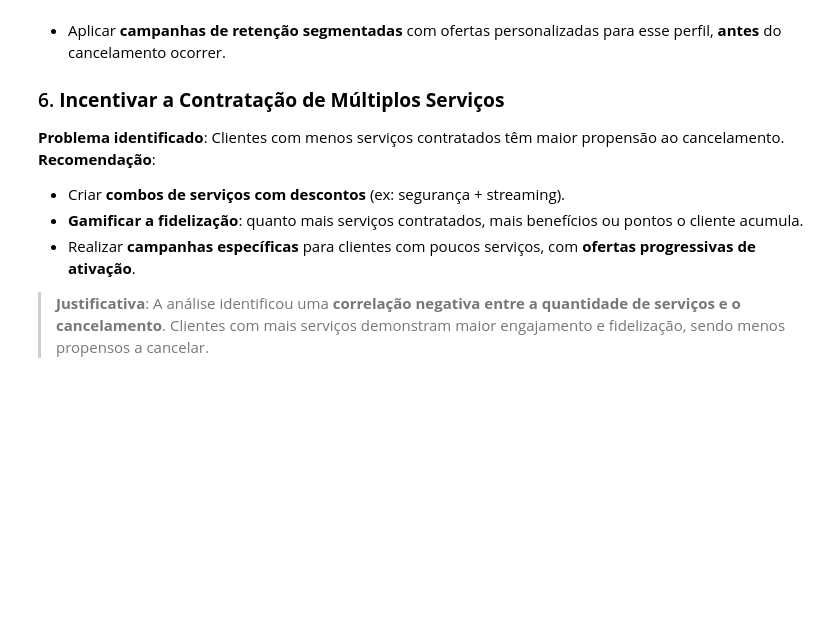
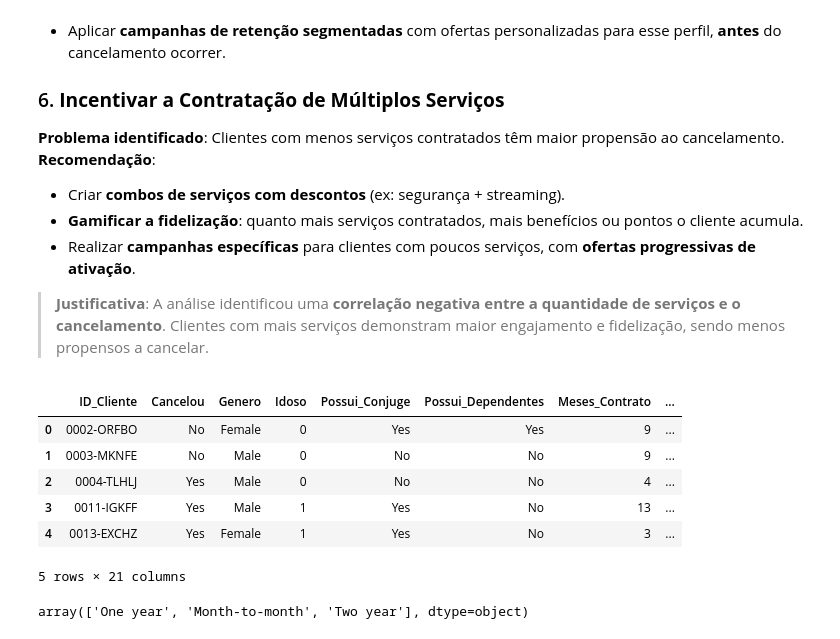
Before and after one commit to JessePMelo/Challenge-telecom-x, a Jupyter notebook: TelecomX_BR.ipynb, the cells around one changed output. Saved outputs shown, nothing was run; the diff lists cells and outputs as text; code cells hidden in the pictures; blank space fills up the shorter version.

```diff
--- a/TelecomX_BR.ipynb
+++ b/TelecomX_BR.ipynb
@@ -741,3 +747,19 @@ Existe um perfil mais propenso a cancelar — **contrato mensal**, **valor alto*
 - Realizar **campanhas específicas** para clientes com poucos serviços, com **ofertas progressivas de ativação**.
 
 > **Justificativa**: A análise identificou uma **correlação negativa entre a quantidade de serviços e o cancelamento**. Clientes com mais serviços demonstram maior engajamento e fidelização, sendo menos propensos a cancelar.
+# %%
+dados2 = pd.read_csv('/content/dados_normalizados.csv')
+# %%
+dados2.head()
+# %% [output]
+|  | ID_Cliente | Cancelou | Genero | Idoso | Possui_Conjuge | Possui_Dependentes | Meses_Contrato | ... |
+| 0 | 0002-ORFBO | No | Female | 0 | Yes | Yes | 9 | ... |
+| 1 | 0003-MKNFE | No | Male | 0 | No | No | 9 | ... |
+| 2 | 0004-TLHLJ | Yes | Male | 0 | No | No | 4 | ... |
+| 3 | 0011-IGKFF | Yes | Male | 1 | Yes | No | 13 | ... |
+| 4 | 0013-EXCHZ | Yes | Female | 1 | Yes | No | 3 | ... |
+5 rows × 21 columns
+# %%
+dados2['Tipo_Contrato'].unique()
+# %% [output]
+array(['One year', 'Month-to-month', 'Two year'], dtype=object)
```
Also changed, not shown: parts of 4 cells of this notebook.
